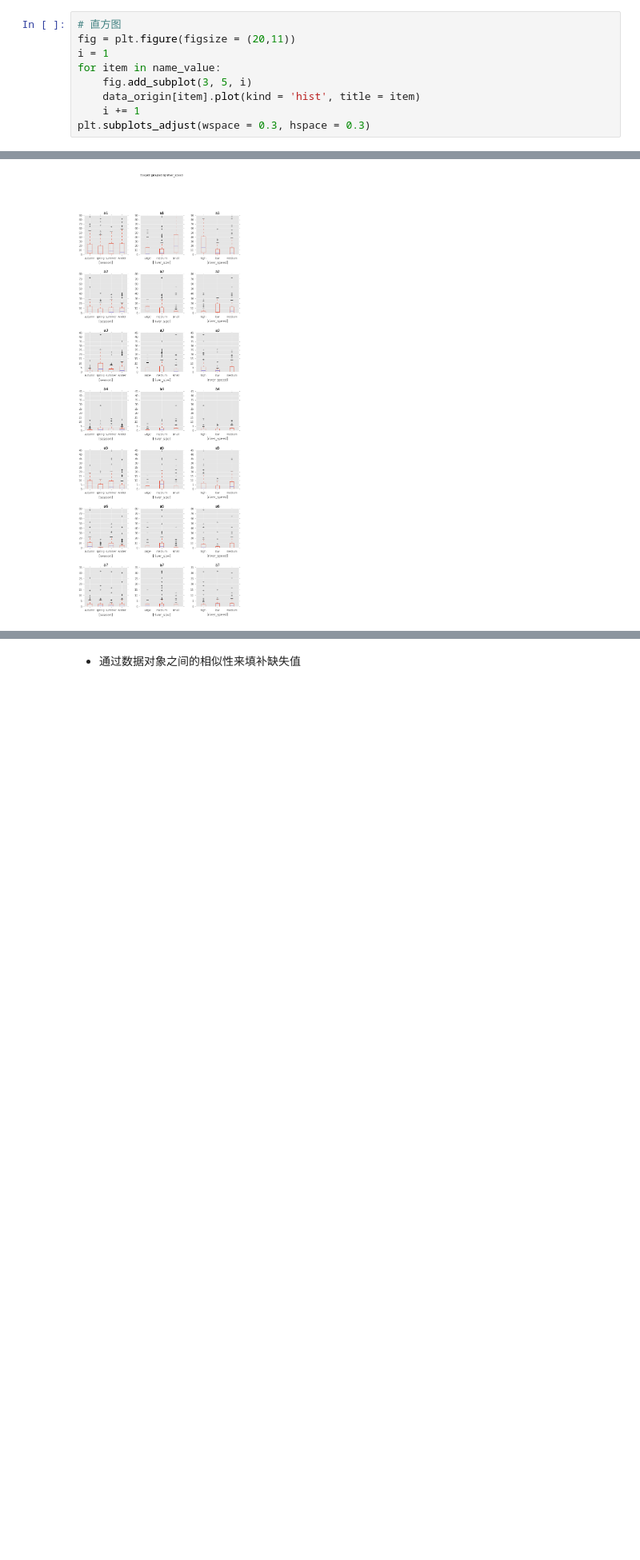
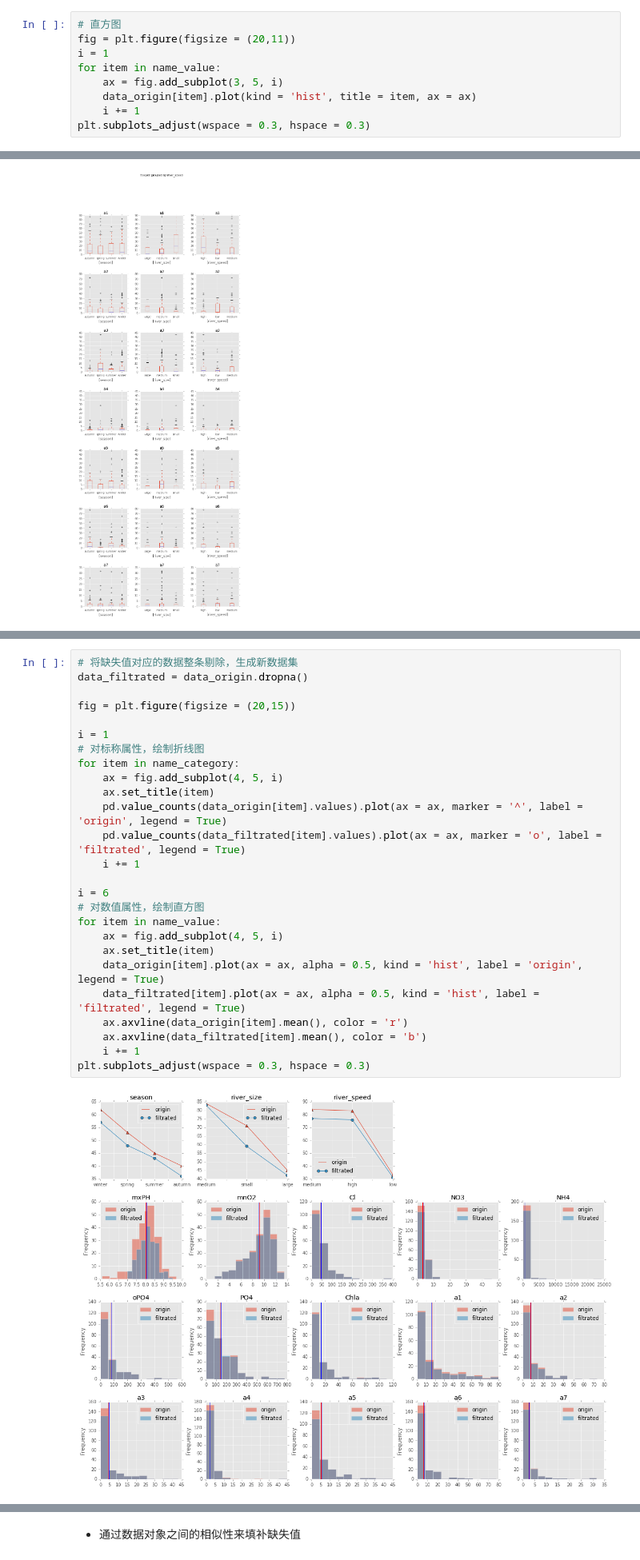
Before and after one commit to amazingcosmos/DM-course-SeaweedAnalysis, a Jupyter notebook: Seaweed analyse.ipynb, the cells around one changed output, grey strips where cells are left out. Shown at 80% size. Cells and saved outputs as stored; diff of their text form; blank space fills up the shorter version.

Commit message:
finish the first 3 NaN data method

```diff
--- a/Seaweed analyse.ipynb
+++ b/Seaweed analyse.ipynb
@@ -173,8 +173,8 @@ data_show
 fig = plt.figure(figsize = (20,11))
 i = 1
 for item in name_value:
-    fig.add_subplot(3, 5, i)
-    data_origin[item].plot(kind = 'hist', title = item)
+    ax = fig.add_subplot(3, 5, i)
+    data_origin[item].plot(kind = 'hist', title = item, ax = ax)
     i += 1
 plt.subplots_adjust(wspace = 0.3, hspace = 0.3)
 # %% [output]
@@ -244,0 +233,28 @@ data_drop.describe()
+# %%
+# 将缺失值对应的数据整条剔除，生成新数据集
+data_filtrated = data_origin.dropna()
+
+fig = plt.figure(figsize = (20,15))
+
+i = 1
+# 对标称属性，绘制折线图
+for item in name_category:
+    ax = fig.add_subplot(4, 5, i)
+    ax.set_title(item)
+    pd.value_counts(data_origin[item].values).plot(ax = ax, marker = '^', label = 'origin', legend = True)
+    pd.value_counts(data_filtrated[item].values).plot(ax = ax, marker = 'o', label = 'filtrated', legend = True)
+    i += 1
+
+i = 6
+# 对数值属性，绘制直方图
+for item in name_value:
+    ax = fig.add_subplot(4, 5, i)
+    ax.set_title(item)
+    data_origin[item].plot(ax = ax, alpha = 0.5, kind = 'hist', label = 'origin', legend = True)
+    data_filtrated[item].plot(ax = ax, alpha = 0.5, kind = 'hist', label = 'filtrated', legend = True)
+    ax.axvline(data_origin[item].mean(), color = 'r')
+    ax.axvline(data_filtrated[item].mean(), color = 'b')
+    i += 1
+plt.subplots_adjust(wspace = 0.3, hspace = 0.3)
+# %% [output]
+[figure, added]
```
Also changed, not shown: parts of 18 cells of this notebook.
